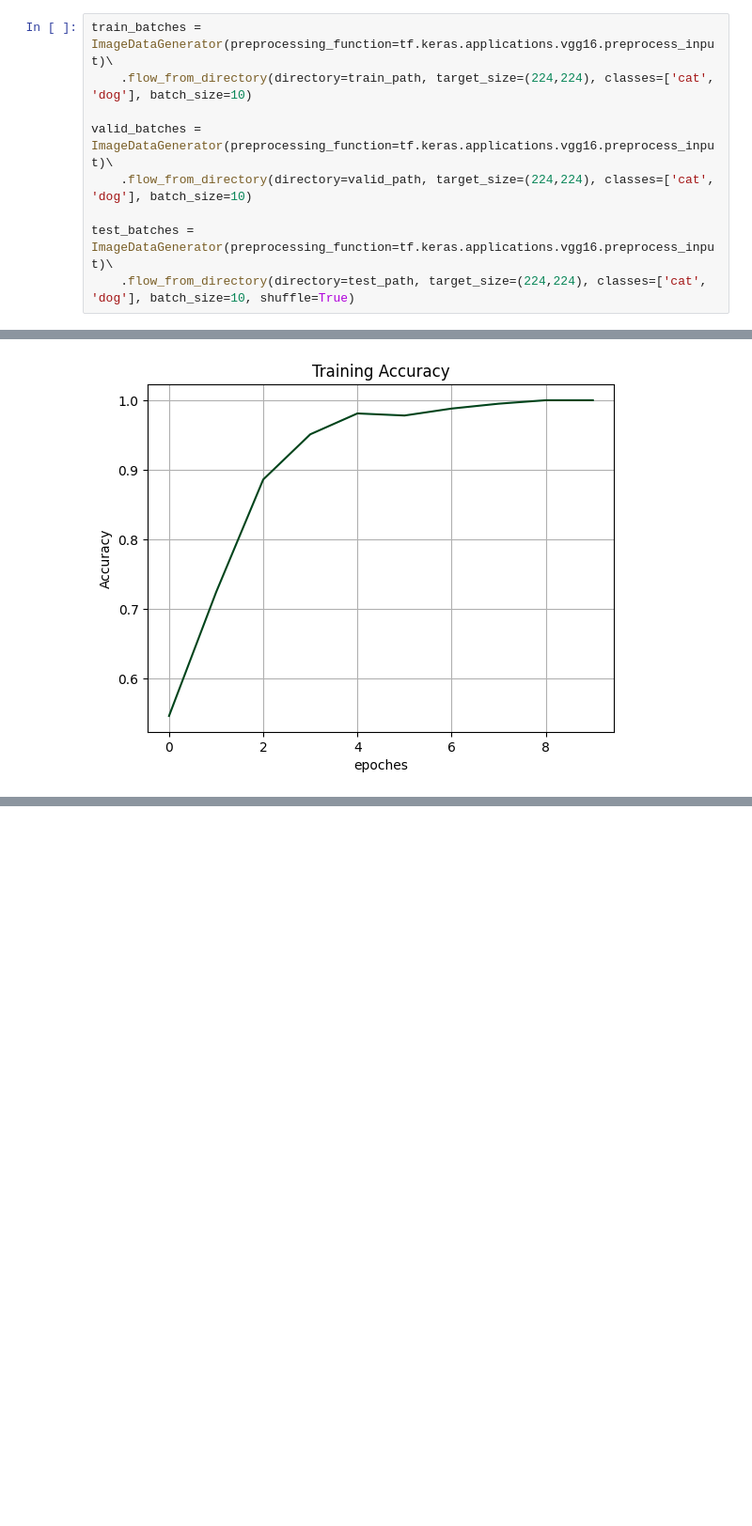
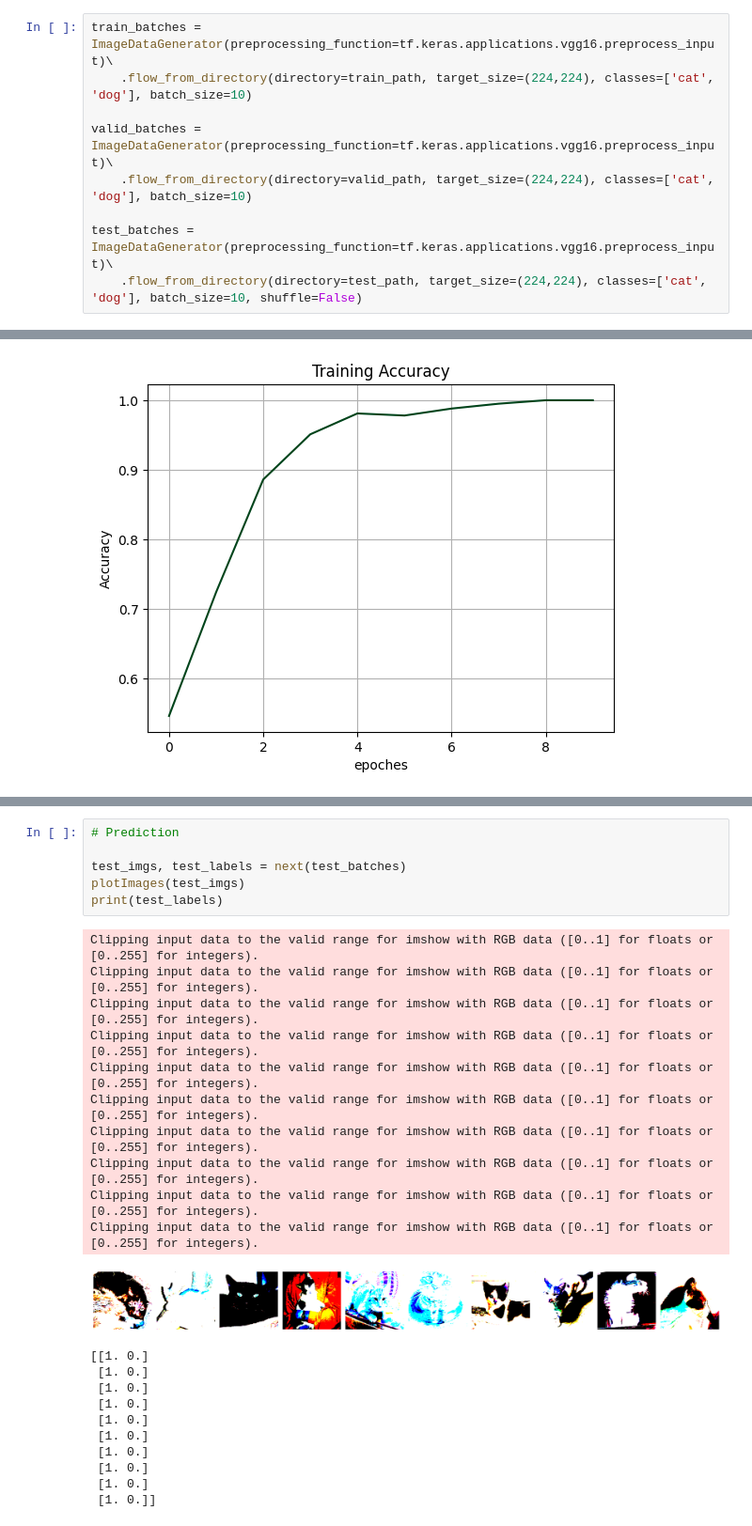
Before and after one commit to juliusmarkwei/convolutional-neural-net-classifier, a Jupyter notebook: convolusional_neural_net.ipynb, the cells around one changed output, grey strips where cells are left out. Shown: that part at 94% size. Cells and saved outputs as stored; diff of their text form; blank space fills up the shorter version.

```diff
--- a/convolusional_neural_net.ipynb
+++ b/convolusional_neural_net.ipynb
@@ -30,7 +30,7 @@ valid_batches = ImageDataGenerator(preprocessing_function=tf.keras.applications.
     .flow_from_directory(directory=valid_path, target_size=(224,224), classes=['cat', 'dog'], batch_size=10)
 
 test_batches = ImageDataGenerator(preprocessing_function=tf.keras.applications.vgg16.preprocess_input)\
-    .flow_from_directory(directory=test_path, target_size=(224,224), classes=['cat', 'dog'], batch_size=10, shuffle=True)
+    .flow_from_directory(directory=test_path, target_size=(224,224), classes=['cat', 'dog'], batch_size=10, shuffle=False)
 # %% [output]
 Found 1000 images belonging to 2 classes.
 Found 200 images belonging to 2 classes.
@@ -160,0 +158,28 @@ histtory_df['accuracy'].plot(kind='line', title='Training Accuracy', grid=True,
+# %%
+# Prediction
+
+test_imgs, test_labels = next(test_batches)
+plotImages(test_imgs)
+print(test_labels)
+# %% [output]
+Clipping input data to the valid range for imshow with RGB data ([0..1] for floats or [0..255] for integers).
+Clipping input data to the valid range for imshow with RGB data ([0..1] for floats or [0..255] for integers).
+Clipping input data to the valid range for imshow with RGB data ([0..1] for floats or [0..255] for integers).
+Clipping input data to the valid range for imshow with RGB data ([0..1] for floats or [0..255] for integers).
+Clipping input data to the valid range for imshow with RGB data ([0..1] for floats or [0..255] for integers).
+Clipping input data to the valid range for imshow with RGB data ([0..1] for floats or [0..255] for integers).
+Clipping input data to the valid range for imshow with RGB data ([0..1] for floats or [0..255] for integers).
+Clipping input data to the valid range for imshow with RGB data ([0..1] for floats or [0..255] for integers).
+Clipping input data to the valid range for imshow with RGB data ([0..1] for floats or [0..255] for integers).
+Clipping input data to the valid range for imshow with RGB data ([0..1] for floats or [0..255] for integers).
+[figure, added]
+[[1. 0.]
+ [1. 0.]
+ [1. 0.]
+ [1. 0.]
+ [1. 0.]
+ [1. 0.]
+ [1. 0.]
+ [1. 0.]
+ [1. 0.]
+ [1. 0.]]
```
Also changed, not shown: parts of 7 cells of this notebook.
